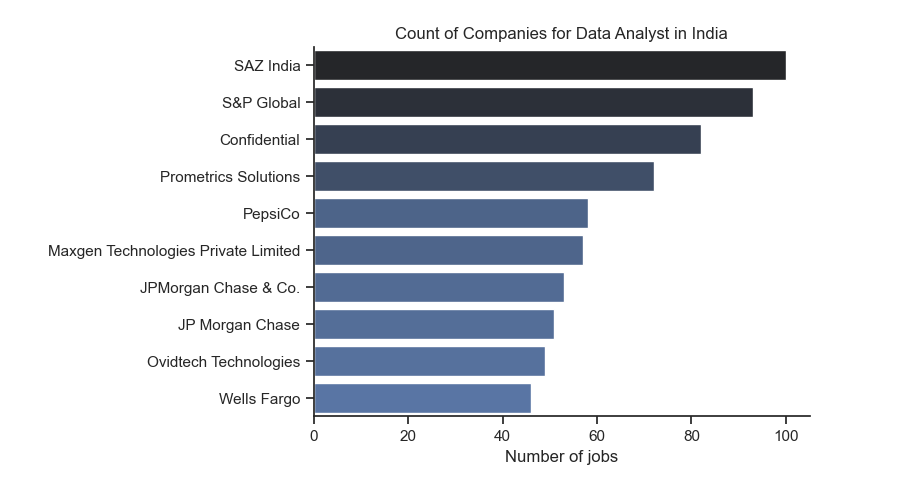
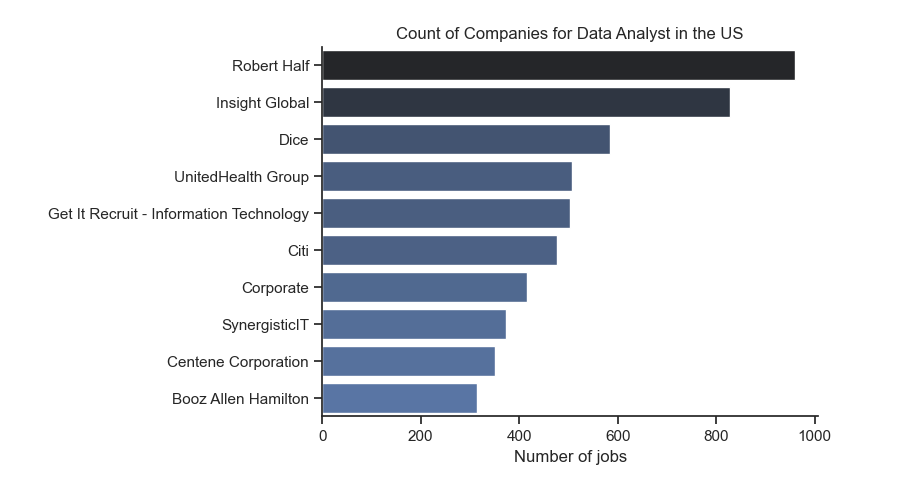
Before and after one commit to sarangmukherjee1/EDA.ipynb, a Jupyter notebook: project/EDA.ipynb, the cells around one changed output. Saved outputs shown, nothing was run; the diff lists cells and outputs as text; code cells hidden in the pictures.

```diff
--- a/project/EDA.ipynb
+++ b/project/EDA.ipynb
@@ -15,3 +13,3 @@ df['job_skills']=df['job_skills'].apply(lambda x: ast.literal_eval(x) if pd.notn
 # %%
-df_DA_India=df[(df['job_country']=='India') & (df['job_title_short']=='Data Analyst')]
+df_DA_US=df[(df['job_country']=='United States') & (df['job_title_short']=='Data Analyst')]
 # %%
@@ -65,13 +63,13 @@ plt.tight_layout()
 <Figure size 640x480 with 0 Axes>
 # %%
-df_plot= df_DA_India['company_name'].value_counts().head(10).to_frame()
+df_plot= df_DA_US['company_name'].value_counts().head(10).to_frame()
 
 sns.set_theme(style='ticks')
 sns.barplot(data=df_plot, x='count', y='company_name',hue='count', palette='dark:b_r',legend=False)
 sns.despine()
-plt.title('Count of Companies for Data Analyst in India')
+plt.title('Count of Companies for Data Analyst in the US')
 plt.xlabel('Number of jobs')
 plt.ylabel('')
 plt.show()
 # %% [output]
-[figure, old version]
+[figure, new version]
```
Also changed, not shown: parts of 5 cells of this notebook, 6 other files.
